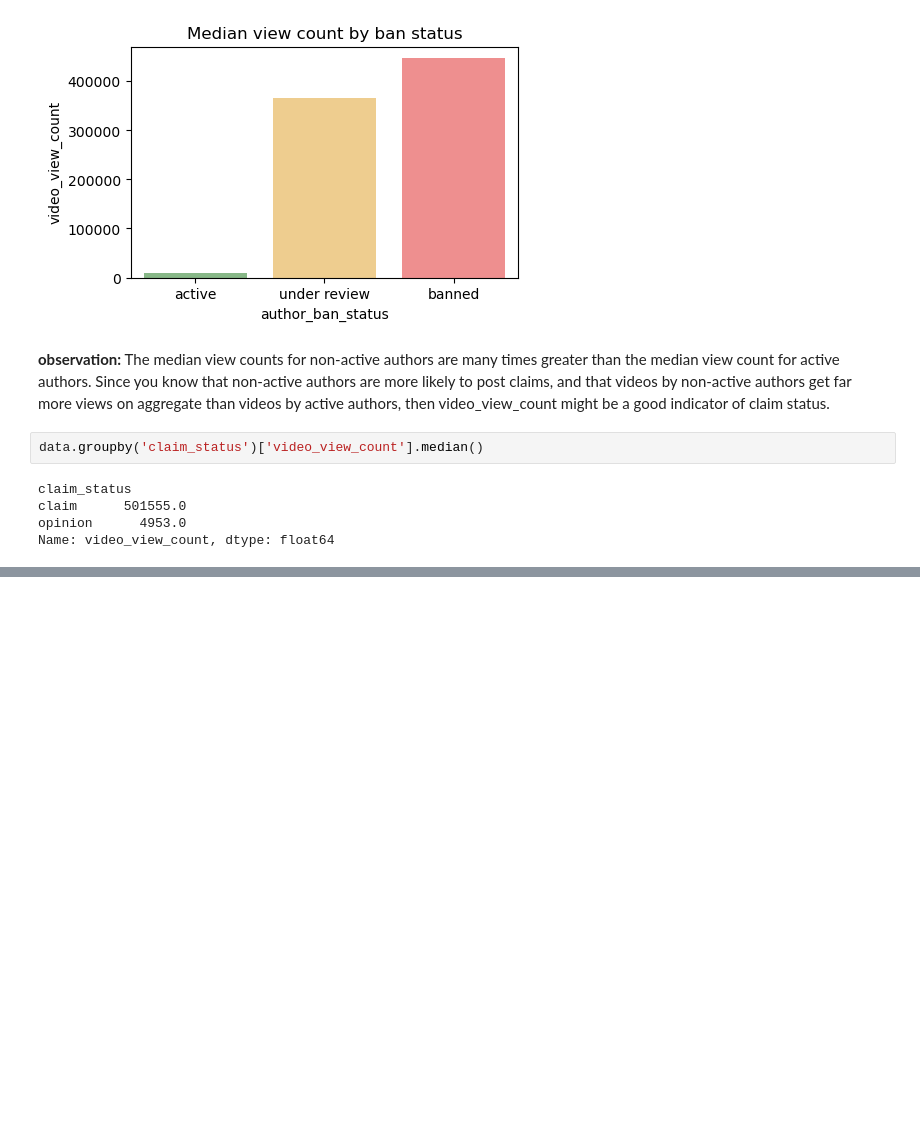
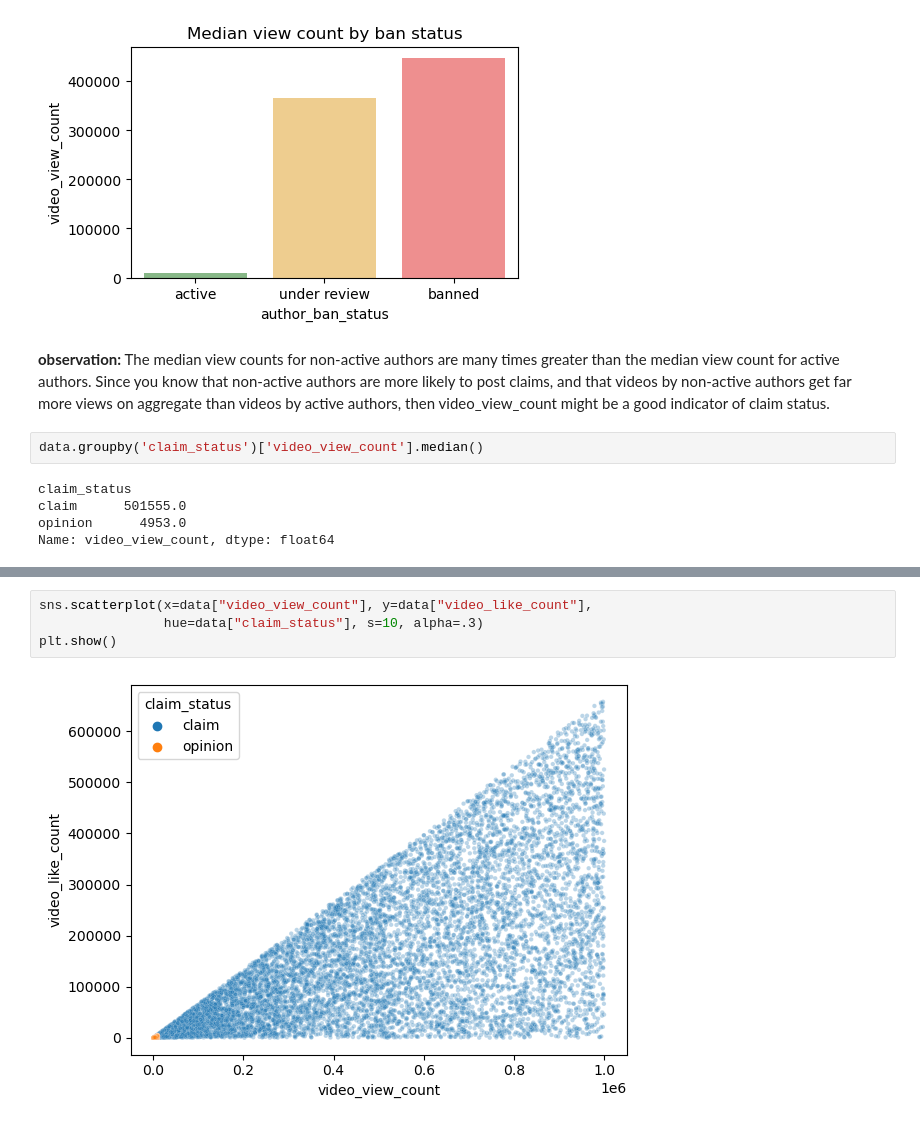
Before and after one commit to Mustafa777Xo/TikTok, a Jupyter notebook: tiktok_classfication.ipynb, the cells around one changed output, grey strips where cells are left out. Cells and saved outputs as stored; diff of their text form; blank space fills up the shorter version.

```diff
--- a/tiktok_classfication.ipynb
+++ b/tiktok_classfication.ipynb
@@ -319,0 +354,6 @@ Name: video_view_count, dtype: float64
+# %%
+sns.scatterplot(x=data["video_view_count"], y=data["video_like_count"],
+                hue=data["claim_status"], s=10, alpha=.3)
+plt.show()
+# %% [output]
+[figure, added]
```
Also changed, not shown: parts of 5 cells of this notebook.
